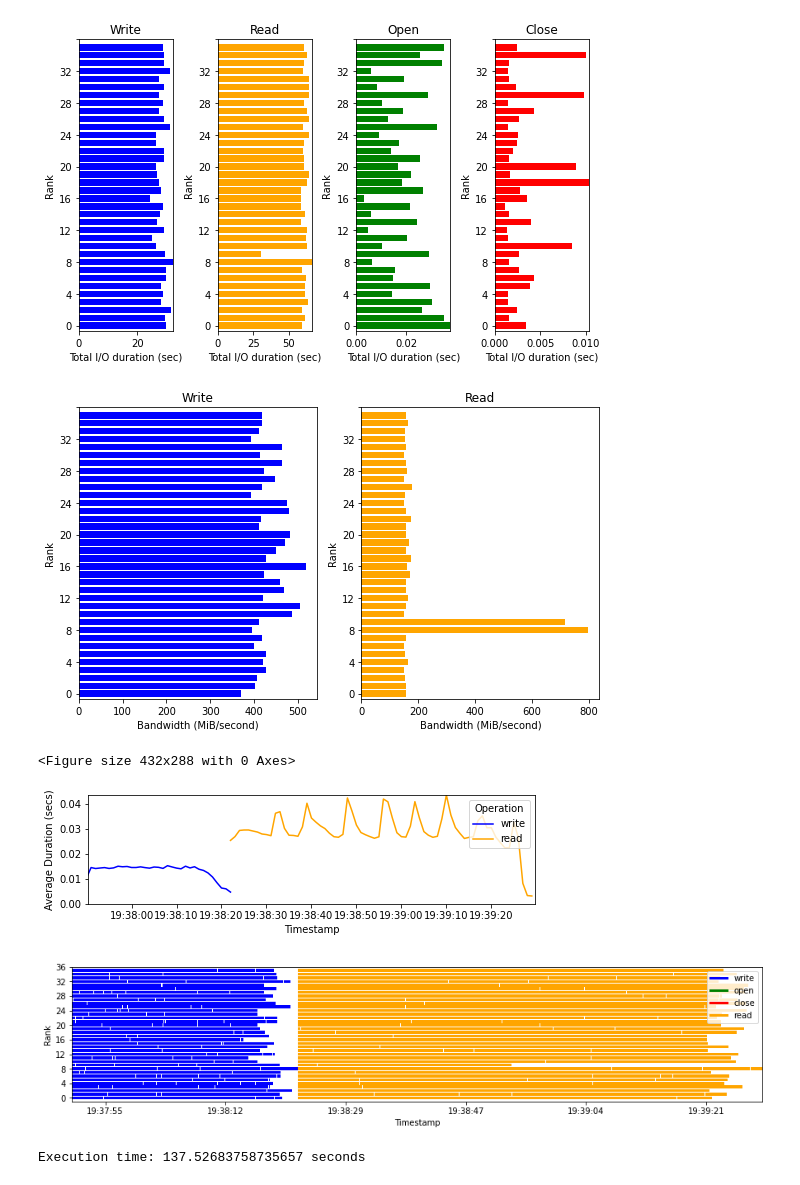
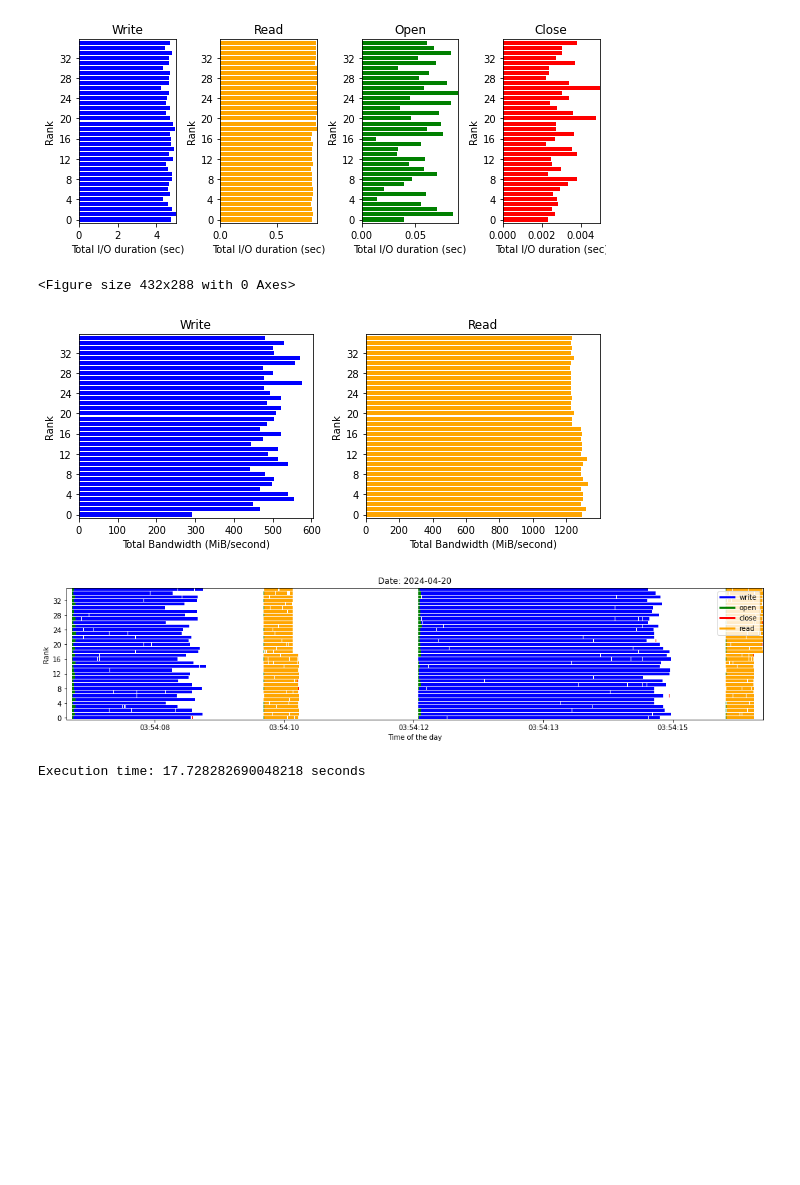
Before and after one commit to anaveroneze/ldms-darshan-analysis, a Jupyter notebook: code/ldms-darshan.ipynb, the cells around one changed output. Drawn from its saved outputs; the diff is of its cells as text; code cells hidden in the pictures; blank space fills up the shorter version.

```diff
--- a/code/ldms-darshan.ipynb
+++ b/code/ldms-darshan.ipynb
@@ -89,3 +87,3 @@ $$
 # %%
-INPUTFILE="./../ior/eclipse/darshan-ldms-output/csv/8m-4m/17901517-IOR_pscratch_1024_none.csv"
-FILEPATH="./../ior/eclipse/darshan-ldms-output/csv/8m-4m/"
+FILEPATH="./../ior/eclipse/darshan-ldms-output/csv/16m-4m/"
+INPUTFILE="./../ior/eclipse/darshan-ldms-output/csv/16m-4m/19047177-IOR_pscratch_32_none.csv"
@@ -379,37 +401,30 @@ def plot_temporal(df, filepath, job_id):
 # %%
 import warnings
 warnings.filterwarnings('ignore')
 
-# Read file and get visualizations
+# Read file and generate visualizations
 def main(filename, filepath):
 
     df = pd.read_csv(filename, engine="pyarrow")
 
     # Get basic info about each Job:
     local_df = pd.DataFrame()
     for i in df.job_id.unique():
 
         local_df = df[df['job_id'] == i].copy()
-
-        #################################################################
-        # WRITE OPERATIONS
-        #################################################################
-        df_op = pd.DataFrame()
-        plot_time_per_operation(df, filepath, i)
-        plot_bandwidth_per_rank(df, filepath, i)
-        plot_average_duration(df, filepath, i)
-        plot_temporal(df, filepath, i)
+        plot_time_per_operation(local_df, filepath, i)
+        plot_bandwidth_per_rank(local_df, filepath, i)
+        plot_temporal(local_df, filepath, i)
 
 if __name__ == '__main__':
 
     start_time_exec = time.time()
     main(INPUTFILE, FILEPATH)
     end_time_exec = time.time()
     print("Execution time:", end_time_exec - start_time_exec, "seconds")
 # %% [output]
-[figure, old version]
+[figure, new version]
+<Figure size 432x288 with 0 Axes>
-[figure, old version]
+[figure, new version]
-<Figure size 432x288 with 0 Axes>
-[figure, old version]
+[figure, new version]
-[figure, removed]
-Execution time: 137.52683758735657 seconds
+Execution time: 17.728282690048218 seconds
```
Also changed, not shown: parts of 20 cells of this notebook, 1 other file.
